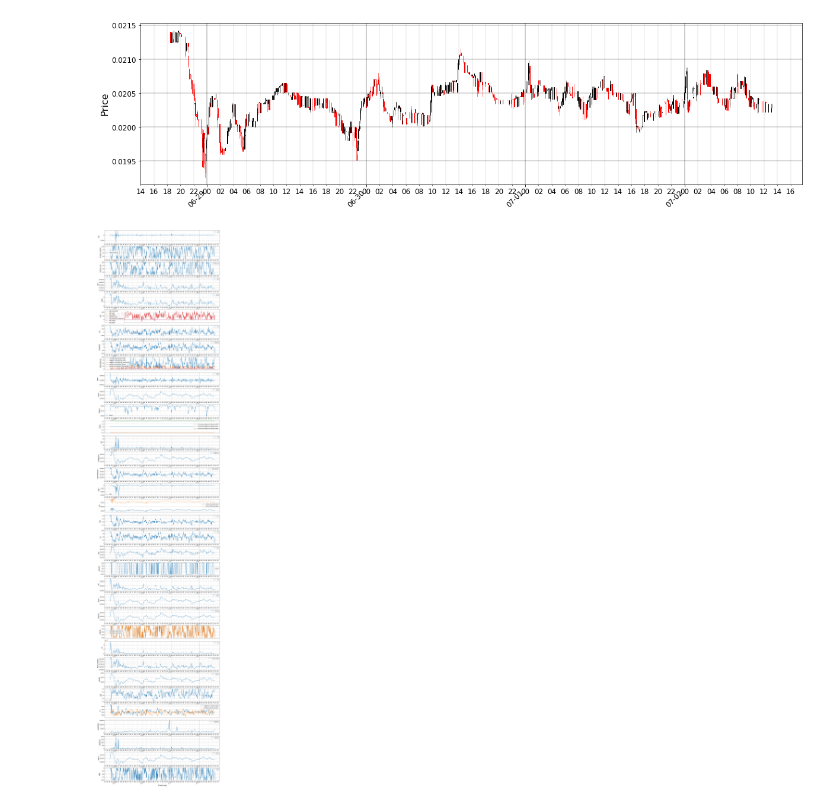
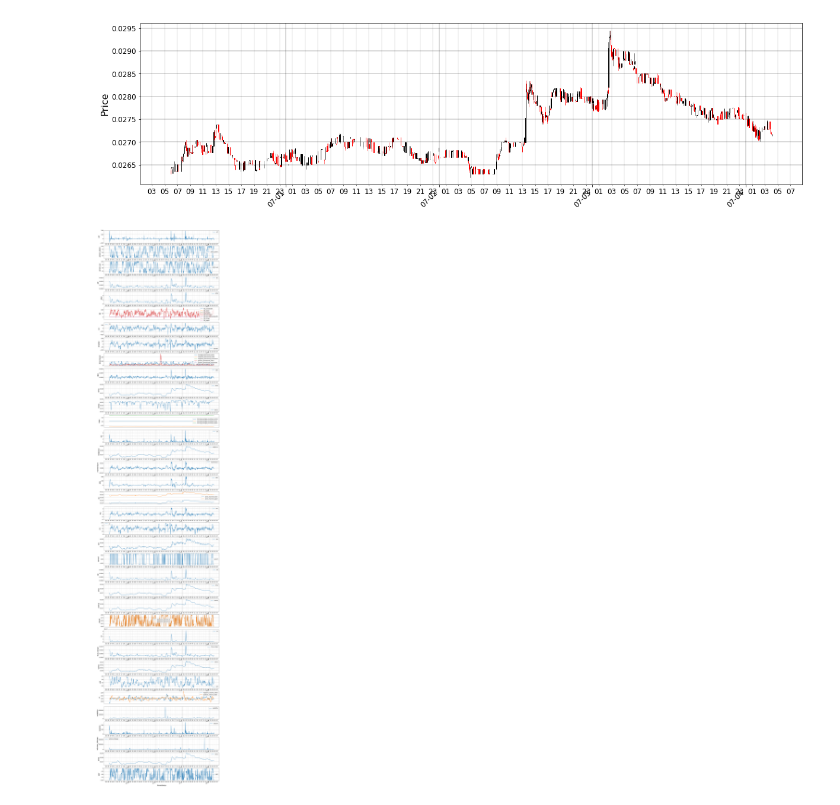
Before and after one commit to eristoddle/KryptoBot, a Jupyter notebook: notebooks/t2_strategies.ipynb, the cells around one changed output. Saved outputs shown, nothing was run; the diff lists cells and outputs as text; code cells hidden in the pictures.

Commit message:
chart mods

```diff
--- a/notebooks/t2_strategies.ipynb
+++ b/notebooks/t2_strategies.ipynb
@@ -144,17 +147,18 @@ manager.show_indicator_charts(run_key)
 # %%
 from os import getcwd
 from kryptobot.portfolio.manager import Manager
 
 config = getcwd() + '/config.json'
 manager = Manager(config=config)
 %matplotlib inline
 
-run_key = 'e2bd99eb-e6c1-42bb-8ac2-0ae69452d715'
+run_keys = manager.get_strategy_run_keys(85)
+run_key = run_keys[-1]
 manager.show_candle_chart(run_key)
 manager.show_indicator_charts(run_key)
 # %% [output]
-[figure, old version]
+[figure, new version]
-[figure, old version]
+[figure, new version]
 # %%
 import talib
 help(talib.APO)
```
Also changed, not shown: parts of 6 cells of this notebook, 2 other files.
